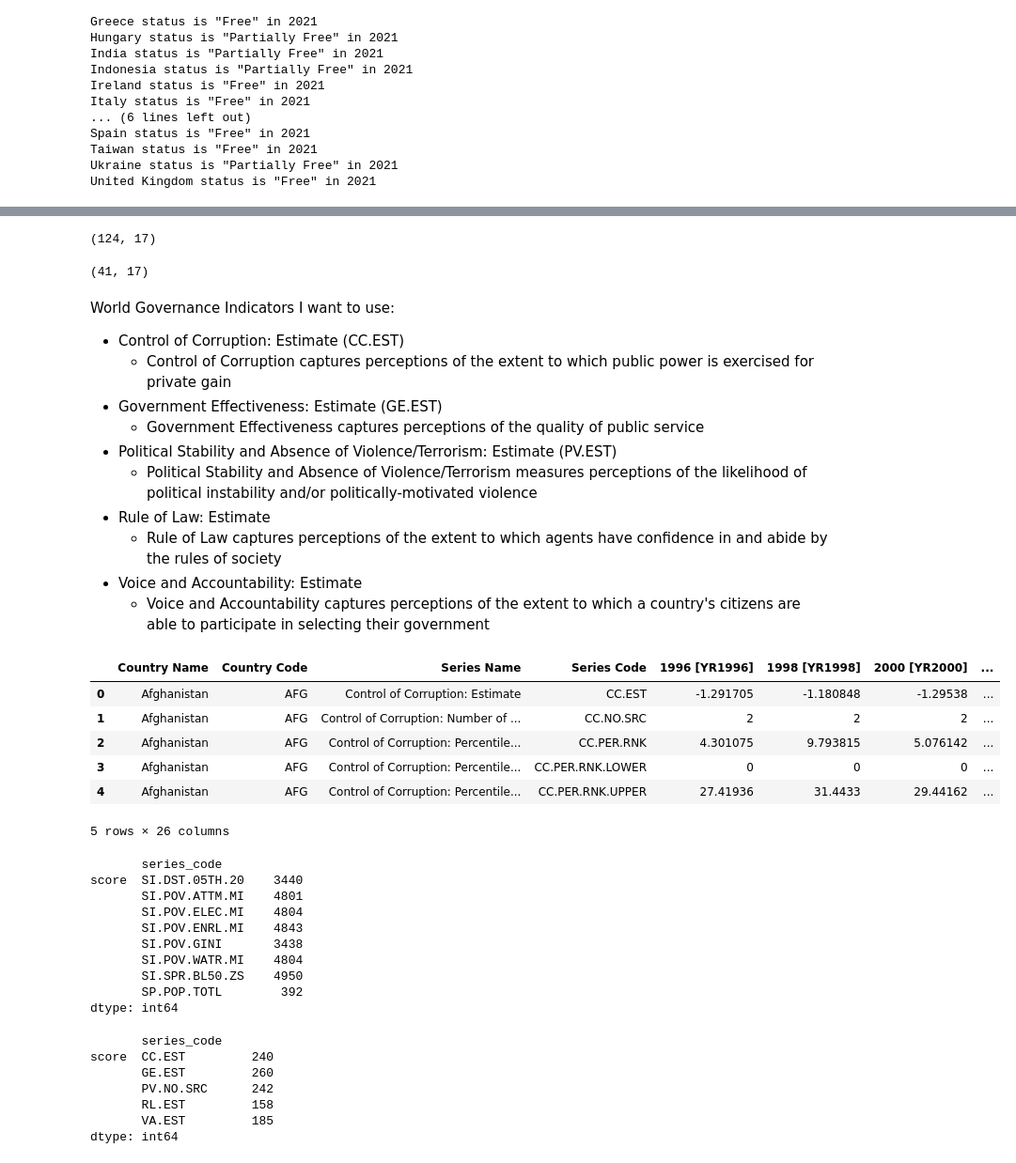
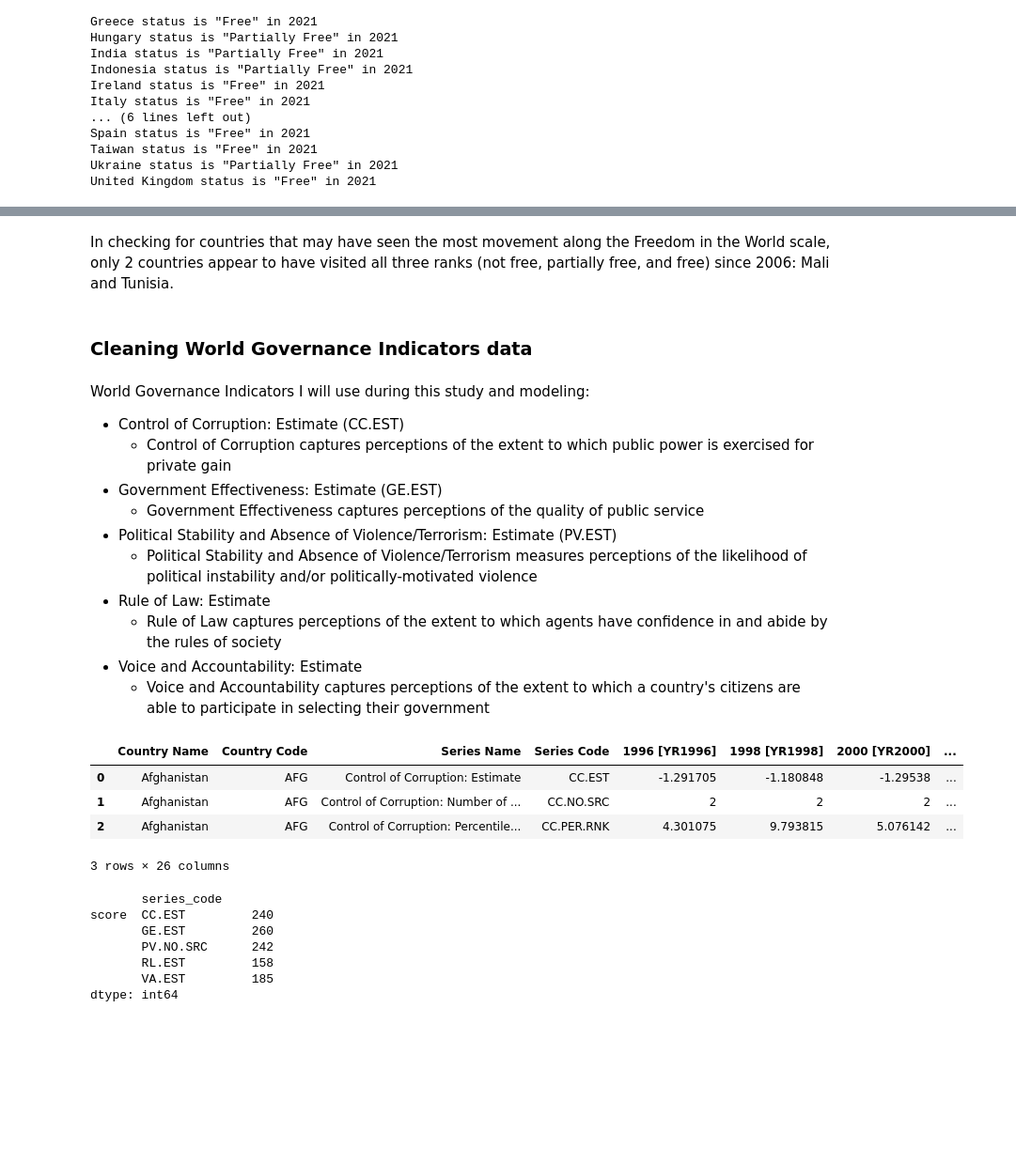
Before and after one commit to tjohn07/mass_mobilization_and_world_changing, a Jupyter notebook: 1_eda_cleaning.ipynb, the cells around one changed output, grey strips where cells are left out. Shown: that part at 94% size. Cells and saved outputs as stored; diff of their text form; code cells hidden in the pictures; blank space fills up the shorter version.

```diff
--- a/1_eda_cleaning.ipynb
+++ b/1_eda_cleaning.ipynb
@@ -638,13 +620,9 @@ mm[mm['country_name'] == 'Venezuela'].shape
-# %%
-mm[mm['country_name'] == 'Kyrgyzstan'].shape
-# %% [output]
-(124, 17)
-# %%
-mm[mm['country_name'] == 'Kazakhstan'].shape
-# %% [output]
-(41, 17)
+# %% [markdown]
+In checking for countries that may have seen the most movement along the Freedom in the World scale, only 2 countries appear to have visited all three ranks (not free, partially free, and free) since 2006: Mali and Tunisia.
+# %% [markdown]
+### Cleaning World Governance Indicators data
 # %% [markdown]
-World Governance Indicators I want to use:
+World Governance Indicators I will use during this study and modeling:
 * Control of Corruption: Estimate (CC.EST)
     * Control of Corruption captures perceptions of the extent to which public power is exercised for private gain
 * Government Effectiveness: Estimate (GE.EST)
@@ -656,15 +634,13 @@ World Governance Indicators I want to use:
 * Voice and Accountability: Estimate
     * Voice and Accountability captures perceptions of the extent to which a country's citizens are able to participate in selecting their government
 # %%
-wgi.head()
+wgi.head(3)
 # %% [output]
 |  | Country Name | Country Code | Series Name | Series Code | 1996 [YR1996] | 1998 [YR1998] | 2000 [YR2000] | ... |
 | 0 | Afghanistan | AFG | Control of Corruption: Estimate | CC.EST | -1.291705 | -1.180848 | -1.29538 | ... |
 | 1 | Afghanistan | AFG | Control of Corruption: Number of ... | CC.NO.SRC | 2 | 2 | 2 | ... |
 | 2 | Afghanistan | AFG | Control of Corruption: Percentile... | CC.PER.RNK | 4.301075 | 9.793815 | 5.076142 | ... |
-| 3 | Afghanistan | AFG | Control of Corruption: Percentile... | CC.PER.RNK.LOWER | 0 | 0 | 0 | ... |
-| 4 | Afghanistan | AFG | Control of Corruption: Percentile... | CC.PER.RNK.UPPER | 27.41936 | 31.4433 | 29.44162 | ... |
-5 rows × 26 columns
+3 rows × 26 columns
 # %%
 def clean_databank(df, csv_name):
 
@@ -734,16 +708,3 @@ pe = clean_databank(pe, 'pe')
-# %%
-pe.isna().sum()
-# %% [output]
-       series_code
-score  SI.DST.05TH.20    3440
-       SI.POV.ATTM.MI    4801
-       SI.POV.ELEC.MI    4804
-       SI.POV.ENRL.MI    4843
-       SI.POV.GINI       3438
-       SI.POV.WATR.MI    4804
-       SI.SPR.BL50.ZS    4950
-       SP.POP.TOTL        392
-dtype: int64
 # %%
 wgi.isna().sum()
 # %% [output]
```
Also changed, not shown: parts of 96 cells of this notebook, 1 other file.
